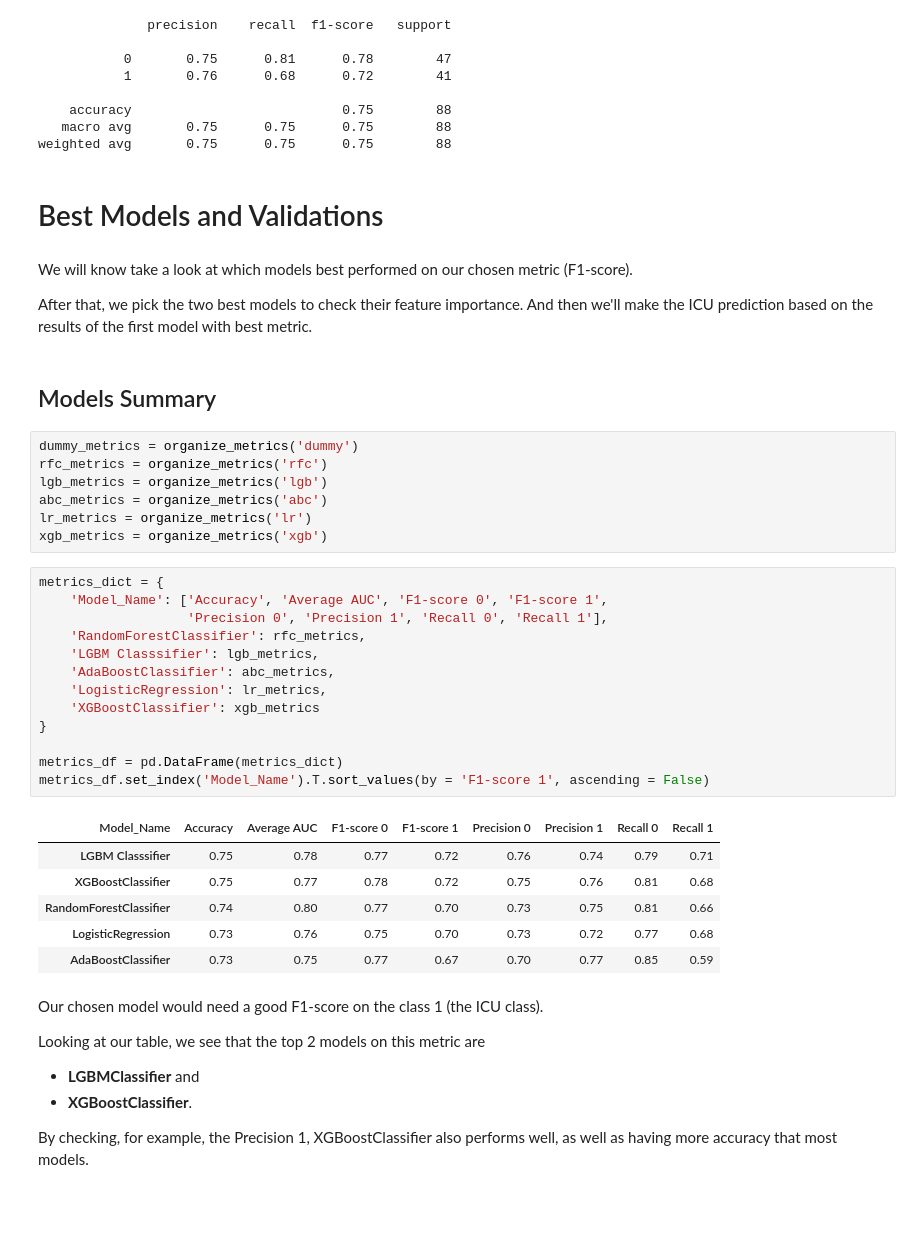
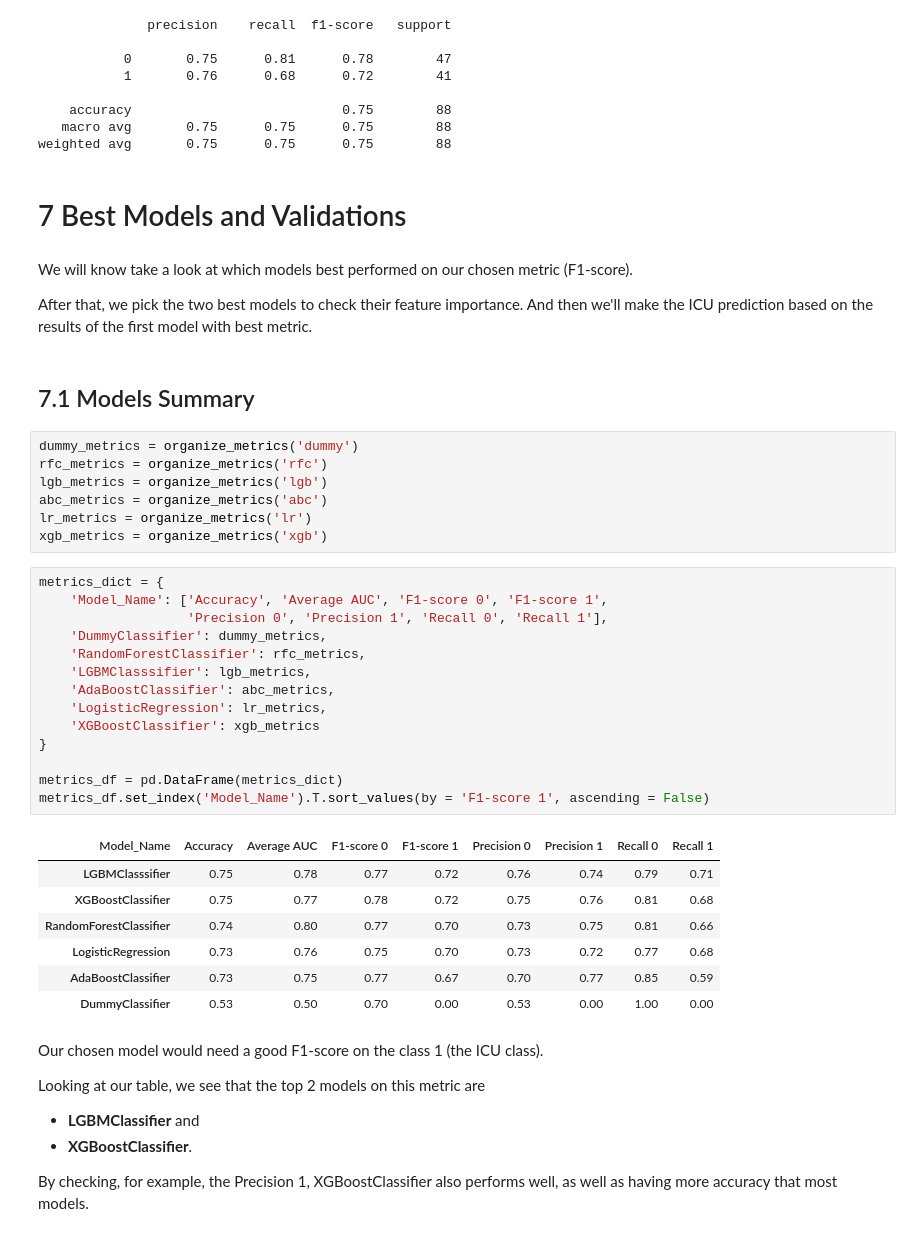
Before and after one commit to diascarolina/project-icu-prediction, a Jupyter notebook: notebooks/02_machine_learning_and_conclusion.ipynb, the cells around one changed output. Cells and saved outputs as stored; diff of their text form; blank space fills up the shorter version.

```diff
--- a/notebooks/02_machine_learning_and_conclusion.ipynb
+++ b/notebooks/02_machine_learning_and_conclusion.ipynb
@@ -921,13 +991,15 @@ print(classification_report(y_test, y_prediction_xgb))
    macro avg       0.75      0.75      0.75        88
 weighted avg       0.75      0.75      0.75        88
 # %% [markdown]
-# Best Models and Validations
+<a name="best"></a>
+# 7 Best Models and Validations
 # %% [markdown]
 We will know take a look at which models best performed on our chosen metric (F1-score).
 
 After that, we pick the two best models to check their feature importance. And then we'll make the ICU prediction based on the results of the first model with best metric.
 # %% [markdown]
-## Models Summary
+<a name="summ"></a>
+## 7.1 Models Summary
 # %%
 dummy_metrics = organize_metrics('dummy')
 rfc_metrics = organize_metrics('rfc')
@@ -938,23 +1010,25 @@ xgb_metrics = organize_metrics('xgb')
 # %%
 metrics_dict = {
     'Model_Name': ['Accuracy', 'Average AUC', 'F1-score 0', 'F1-score 1',
                    'Precision 0', 'Precision 1', 'Recall 0', 'Recall 1'],
+    'DummyClassifier': dummy_metrics,
     'RandomForestClassifier': rfc_metrics,
-    'LGBM Classsifier': lgb_metrics,
+    'LGBMClasssifier': lgb_metrics,
     'AdaBoostClassifier': abc_metrics,
     'LogisticRegression': lr_metrics,
     'XGBoostClassifier': xgb_metrics
 }
 
 metrics_df = pd.DataFrame(metrics_dict)
 metrics_df.set_index('Model_Name').T.sort_values(by = 'F1-score 1', ascending = False)
 # %% [output]
 | Model_Name | Accuracy | Average AUC | F1-score 0 | F1-score 1 | Precision 0 | Precision 1 | Recall 0 | Recall 1 |
-| LGBM Classsifier | 0.75 | 0.78 | 0.77 | 0.72 | 0.76 | 0.74 | 0.79 | 0.71 |
+| LGBMClasssifier | 0.75 | 0.78 | 0.77 | 0.72 | 0.76 | 0.74 | 0.79 | 0.71 |
 | XGBoostClassifier | 0.75 | 0.77 | 0.78 | 0.72 | 0.75 | 0.76 | 0.81 | 0.68 |
 | RandomForestClassifier | 0.74 | 0.80 | 0.77 | 0.70 | 0.73 | 0.75 | 0.81 | 0.66 |
 | LogisticRegression | 0.73 | 0.76 | 0.75 | 0.70 | 0.73 | 0.72 | 0.77 | 0.68 |
 | AdaBoostClassifier | 0.73 | 0.75 | 0.77 | 0.67 | 0.70 | 0.77 | 0.85 | 0.59 |
+| DummyClassifier | 0.53 | 0.50 | 0.70 | 0.00 | 0.53 | 0.00 | 1.00 | 0.00 |
 # %% [markdown]
 Our chosen model would need a good F1-score on the class 1 (the ICU class).
 
```
Also changed, not shown: parts of 38 cells of this notebook.
